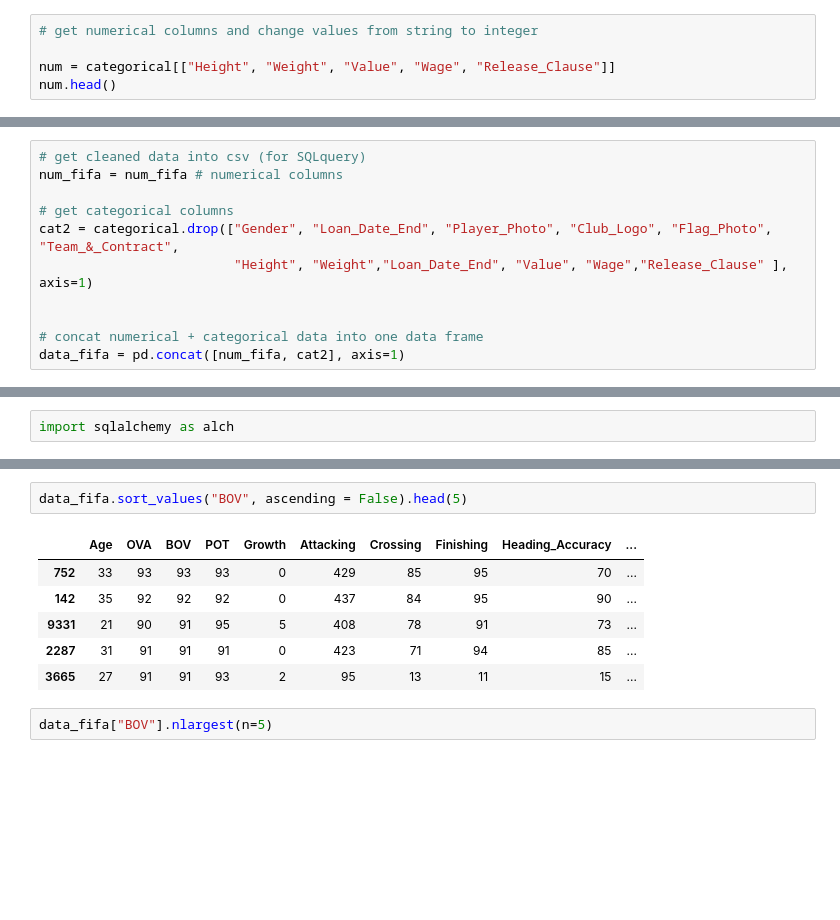
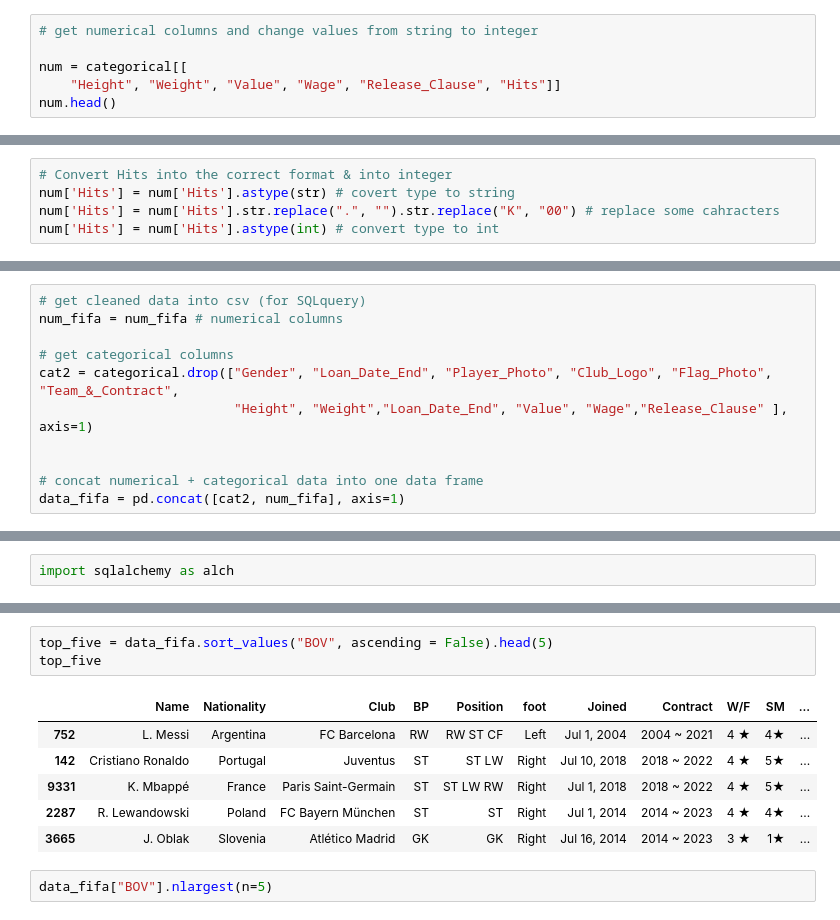
Before and after one commit to suphawadeeth/Data-Analytics-Ironhack, a Jupyter notebook: mini-project/fifa-mini-project.ipynb, the cells around one changed output, grey strips where cells are left out. Cells and saved outputs as stored; diff of their text form; blank space fills up the shorter version.

```diff
--- a/mini-project/fifa-mini-project.ipynb
+++ b/mini-project/fifa-mini-project.ipynb
@@ -67,6 +49,7 @@ cat.head()
 # %%
 # get numerical columns and change values from string to integer
 
-num = categorical[["Height", "Weight", "Value", "Wage", "Release_Clause"]]
+num = categorical[[
+    "Height", "Weight", "Value", "Wage", "Release_Clause", "Hits"]]
 num.head()
 # %% [output]
@@ -79,3 +62,8 @@ num.head()
+# %%
+# Convert Hits into the correct format & into integer
+num['Hits'] = num['Hits'].astype(str) # covert type to string
+num['Hits'] = num['Hits'].str.replace(".", "").str.replace("K", "00") # replace some cahracters
+num['Hits'] = num['Hits'].astype(int) # convert type to int
 # %%
 # change value to integer
 
@@ -413,4 +501,4 @@ cat2 = categorical.drop(["Gender", "Loan_Date_End", "Player_Photo", "Club_Logo",
 
 
 # concat numerical + categorical data into one data frame
-data_fifa = pd.concat([num_fifa, cat2], axis=1)
+data_fifa = pd.concat([cat2, num_fifa], axis=1)
@@ -441,12 +530,13 @@ data_fifa.head()
 # %%
-data_fifa.sort_values("BOV", ascending = False).head(5)
+top_five = data_fifa.sort_values("BOV", ascending = False).head(5)
+top_five
 # %% [output]
-|  | Age | OVA | BOV | POT | Growth | Attacking | Crossing | Finishing | Heading_Accuracy | ... |
-| 752 | 33 | 93 | 93 | 93 | 0 | 429 | 85 | 95 | 70 | ... |
-| 142 | 35 | 92 | 92 | 92 | 0 | 437 | 84 | 95 | 90 | ... |
-| 9331 | 21 | 90 | 91 | 95 | 5 | 408 | 78 | 91 | 73 | ... |
-| 2287 | 31 | 91 | 91 | 91 | 0 | 423 | 71 | 94 | 85 | ... |
-| 3665 | 27 | 91 | 91 | 93 | 2 | 95 | 13 | 11 | 15 | ... |
+|  | Name | Nationality | Club | BP | Position | foot | Joined | Contract | W/F | SM | ... |
+| 752 | L. Messi | Argentina | FC Barcelona | RW | RW ST CF | Left | Jul 1, 2004 | 2004 ~ 2021 | 4 ★ | 4★ | ... |
+| 142 | Cristiano Ronaldo | Portugal | Juventus | ST | ST LW | Right | Jul 10, 2018 | 2018 ~ 2022 | 4 ★ | 5★ | ... |
+| 9331 | K. Mbappé | France | Paris Saint-Germain | ST | ST LW RW | Right | Jul 1, 2018 | 2018 ~ 2022 | 4 ★ | 5★ | ... |
+| 2287 | R. Lewandowski | Poland | FC Bayern München | ST | ST | Right | Jul 1, 2014 | 2014 ~ 2023 | 4 ★ | 4★ | ... |
+| 3665 | J. Oblak | Slovenia | Atlético Madrid | GK | GK | Right | Jul 16, 2014 | 2014 ~ 2023 | 3 ★ | 1★ | ... |
 # %%
 data_fifa["BOV"].nlargest(n=5)
 # %% [output]
```
Also changed, not shown: parts of 33 cells of this notebook.
